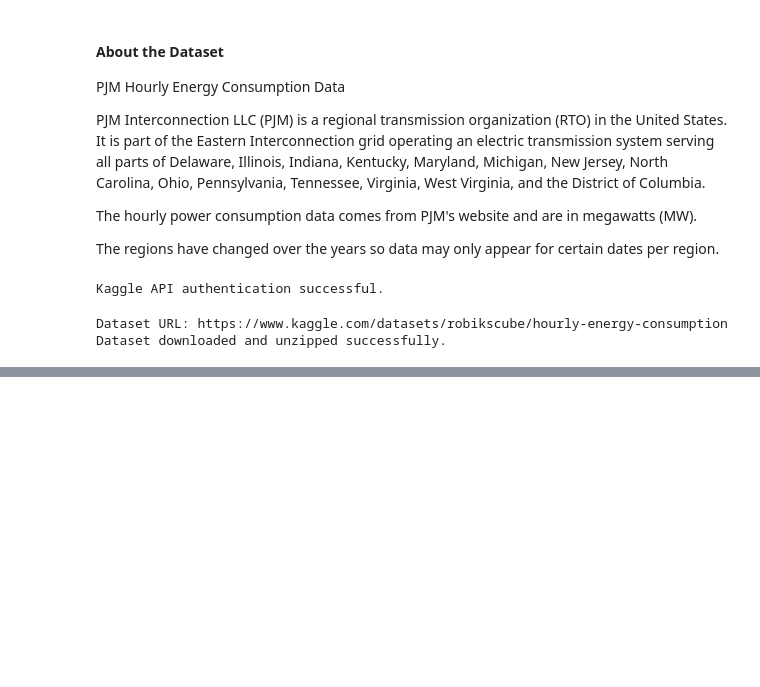
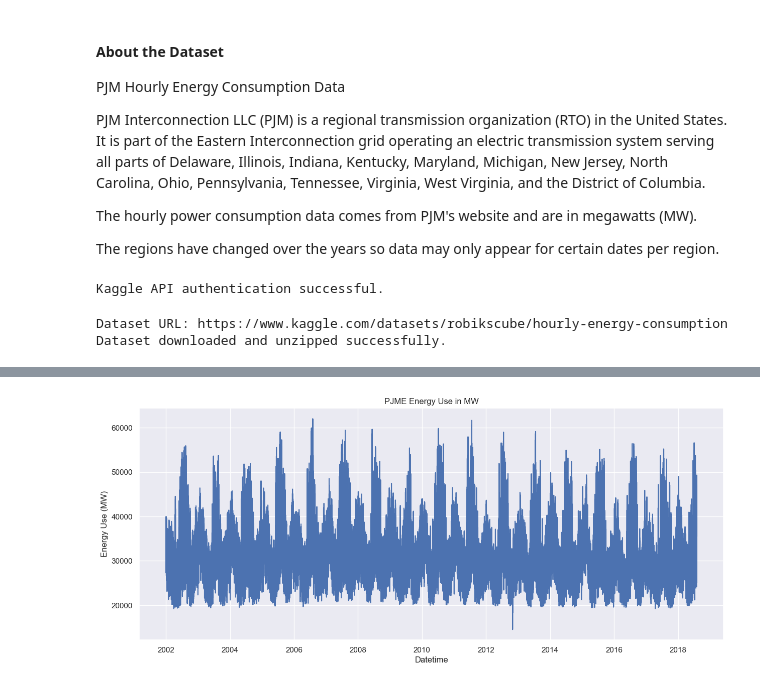
Before and after one commit to techWithRenZ/PJM-Energy-Consumption-Forecasting-Using-XGBoost, a Jupyter notebook: Predictive Energy Consumption Modeling Using Time Series Forecasting with XGBoost in Python.ipynb, the cells around one changed output, grey strips where cells are left out. Cells and saved outputs as stored; diff of their text form; code cells hidden in the pictures; blank space fills up the shorter version.

```diff
--- a/Predictive Energy Consumption Modeling Using Time Series Forecasting with XGBoost in Python.ipynb
+++ b/Predictive Energy Consumption Modeling Using Time Series Forecasting with XGBoost in Python.ipynb
@@ -15,6 +15,7 @@ import kaggle
 import pandas as pd
 import matplotlib.pyplot as plt
 import seaborn as sns
+sns.set_theme(style="darkgrid")
 import numpy as np
 
 import xgboost as xgb
@@ -47,4 +48,5 @@ Dataset URL: https://www.kaggle.com/datasets/robikscube/hourly-energy-consumptio
 Dataset downloaded and unzipped successfully.
 # %%
 df = pd.read_csv('./data/PJME_hourly.csv')
-df.head()
+df['Datetime'] = pd.to_datetime(df['Datetime'])
+df.set_index('Datetime', inplace=True)
@@ -57,0 +99,3 @@ df.head()
+# %%
+color_pal = sns.color_palette()
+color_pal
@@ -57,0 +116,9 @@ df.head()
+# %%
+plt.figure(figsize=(15, 6))
+sns.lineplot(data=df, x='Datetime', y='PJME_MW', color=color_pal[0])
+plt.title('PJME Energy Use in MW')
+plt.xlabel('Datetime')
+plt.ylabel('Energy Use (MW)')
+plt.show()
+# %% [output]
+[figure, added]
```
Also changed, not shown: parts of 34 cells of this notebook.
